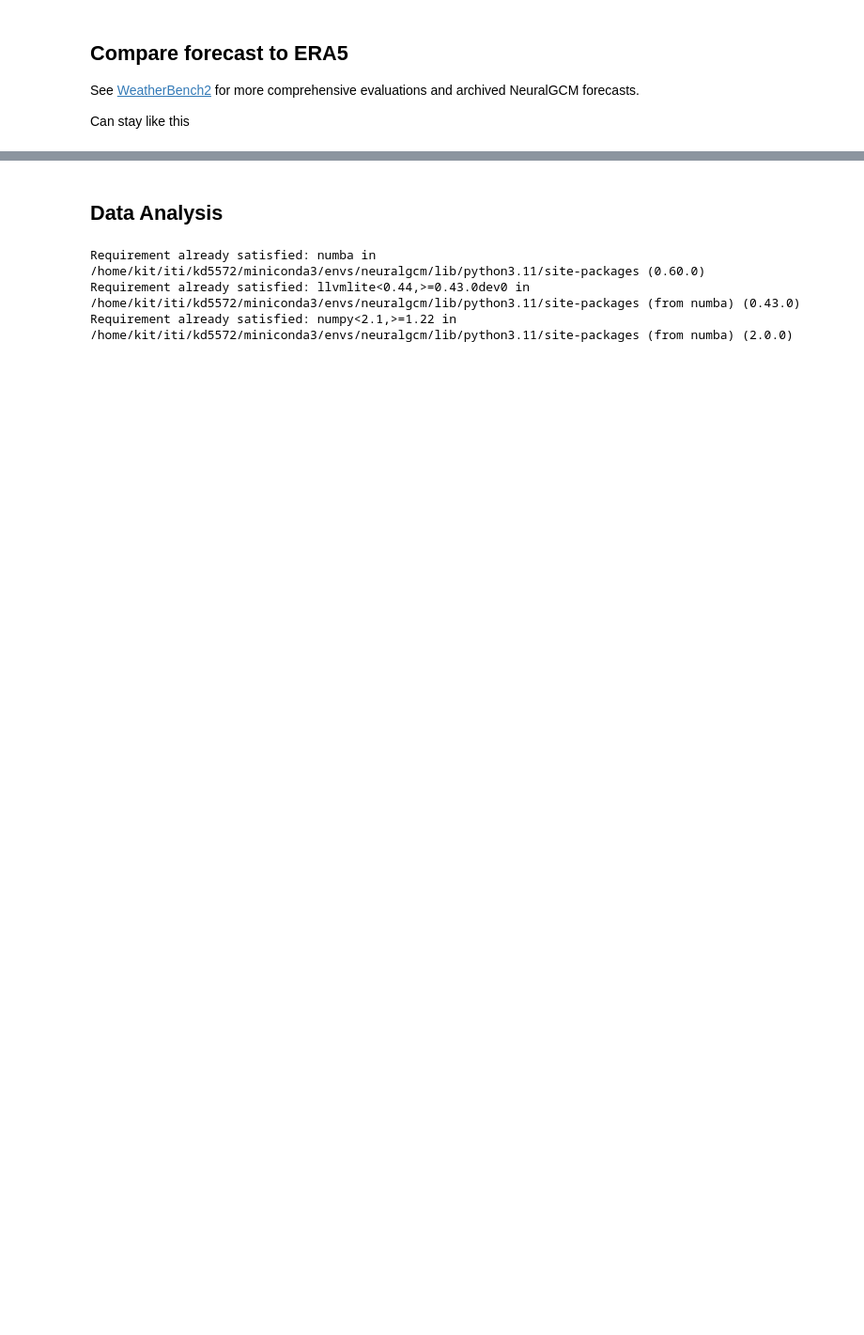
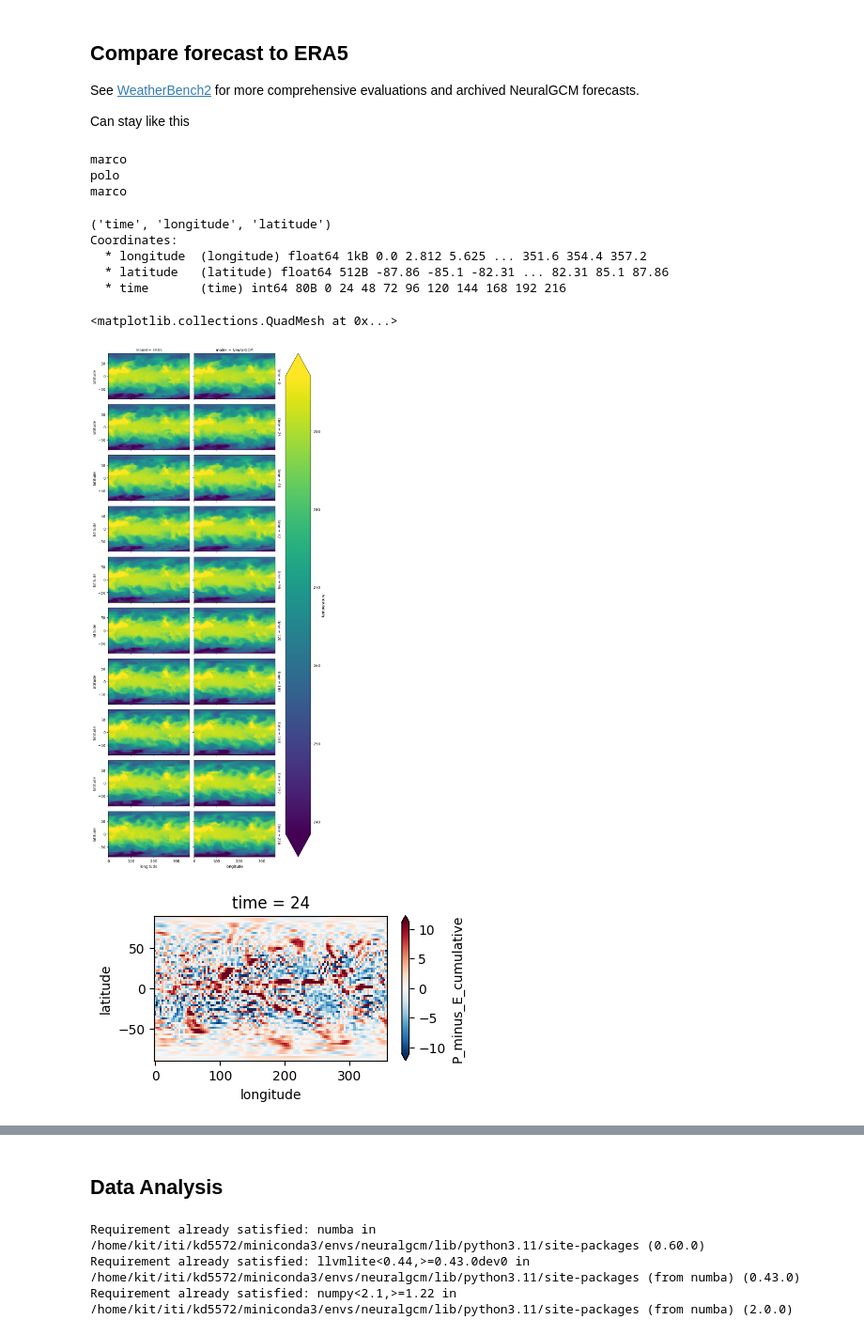
Before and after one commit to KathyBees/AI_Climate, a Jupyter notebook: drought_detection.ipynb, the cells around one changed output, grey strips where cells are left out. Shown at 94% size. Drawn from its saved outputs; the diff is of its cells as text; code cells hidden in the pictures; blank space fills up the shorter version.

```diff
--- a/drought_detection.ipynb
+++ b/drought_detection.ipynb
@@ -165,7 +165,7 @@ See {doc}`datasets` for details. Leave this part
 era5_path = 'gs://gcp-public-data-arco-era5/ar/full_37-1h-0p25deg-chunk-1.zarr-v3'
 full_era5 = xarray.open_zarr(gcs.get_mapper(era5_path), chunks=None)
 
-start_time = '2022-06-01'
+start_time = '2022-05-01'
 end_time = '2022-06-16'
 data_inner_steps = 24  # process every 24th hour
 # %% [markdown]
@@ -276,7 +276,7 @@ eval_era5 = xarray_utils.fill_nan_with_nearest(eval_era5)
 # %%
 # Step 4: Initialize the model state and define forecast parameters
 inner_steps = 24  # Save model outputs once every 24 hours
-outer_steps = 14 * 24 // inner_steps  # Total of 31 days
+outer_steps = 10 * 24 // inner_steps  # Total of 31 days
 timedelta = np.timedelta64(1, 'h') * inner_steps
 times = (np.arange(outer_steps) * inner_steps)  # Time axis in hours
 
@@ -434,16 +341,34 @@ target_trajectory = model.inputs_from_xarray(
     .thin(time=(inner_steps // data_inner_steps))
     .isel(time=slice(outer_steps))
 )
+print("marco")
 target_data_ds = model.data_to_xarray(target_trajectory, times=times)
-
+print("polo")
 combined_ds = xarray.concat([target_data_ds, predictions_ds], 'model')
+print("marco")
 combined_ds.coords['model'] = ['ERA5', 'NeuralGCM']
+# %% [output]
+marco
+polo
+marco
 # %%
 # Visualize ERA5 vs NeuralGCM trajectories
-combined_ds.specific_humidity.sel(level=850).plot(
+combined_ds.temperature.sel(level=850).plot(
     x='longitude', y='latitude', row='time', col='model', robust=True, aspect=2, size=2
-);
+)
 
-combined_ds.P_minus_E_cumulative.sel(level=500).plot(
-    x='longitude', y='latitude', row='time', col='model', robust=True, aspect=2, size=2
-);
+print(predictions_ds.P_minus_E_cumulative.dims)
+print(predictions_ds.P_minus_E_cumulative.coords)
+
+
+
+predictions_ds.P_minus_E_cumulative.sel(time=24).plot(x='longitude', y='latitude', robust=True, aspect=2, size=2)
+# %% [output]
+('time', 'longitude', 'latitude')
+Coordinates:
+  * longitude  (longitude) float64 1kB 0.0 2.812 5.625 ... 351.6 354.4 357.2
+  * latitude   (latitude) float64 512B -87.86 -85.1 -82.31 ... 82.31 85.1 87.86
+  * time       (time) int64 80B 0 24 48 72 96 120 144 168 192 216
+<matplotlib.collections.QuadMesh at 0x...>
+[figure, added]
+[figure, added]
```
Also changed, not shown: parts of 22 cells of this notebook, 1 other file.
